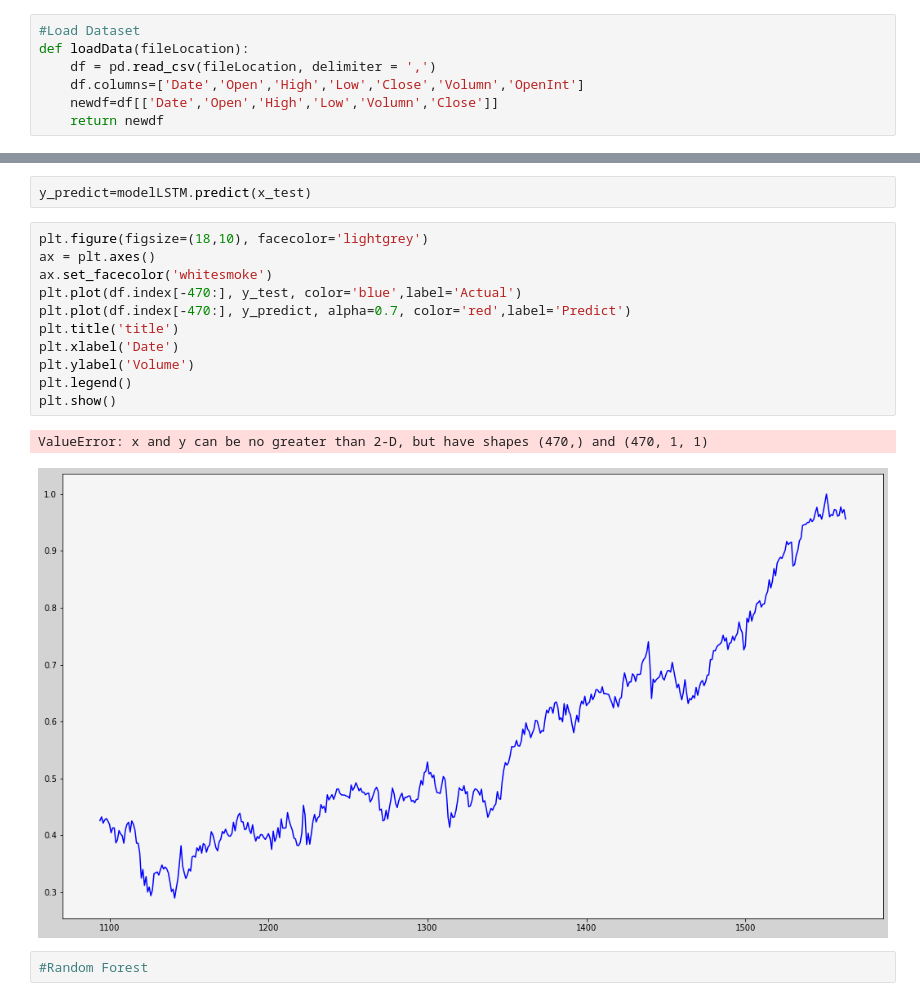
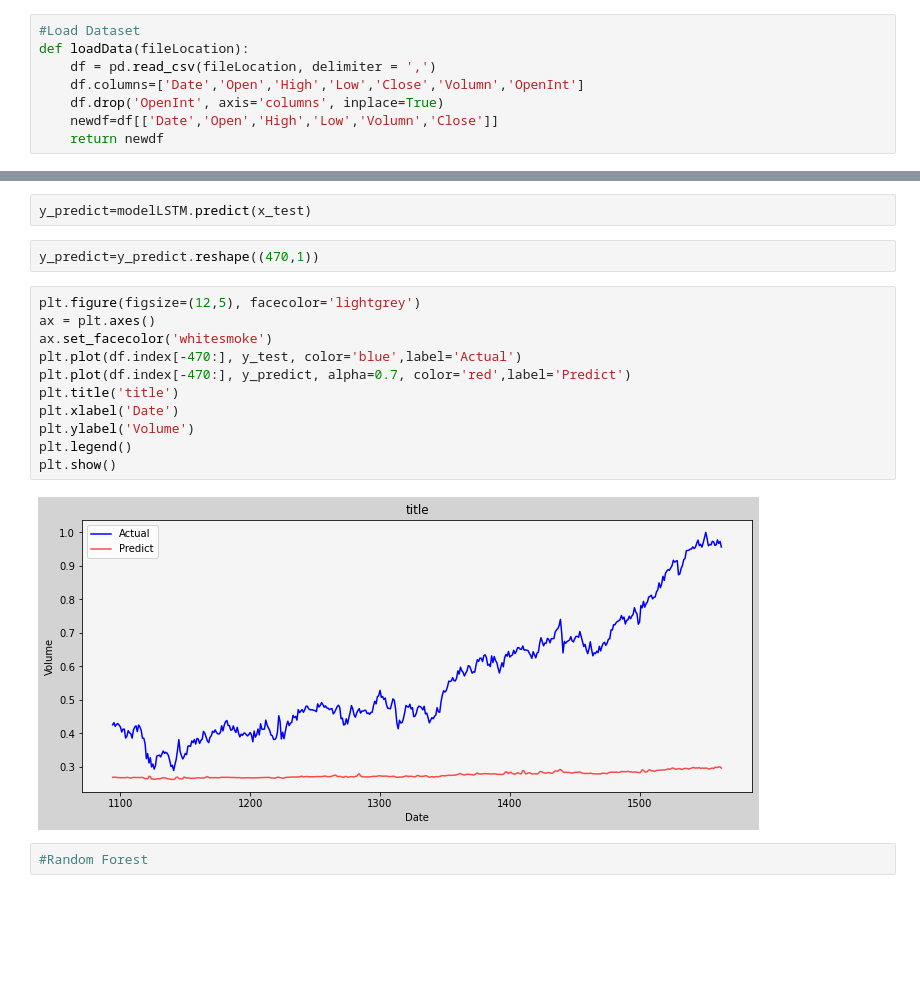
Before and after one commit to leestorm4520/ArtificialIntelligence_UbiquantMarketPrediction, a Jupyter notebook: model.ipynb, the cells around one changed output, grey strips where cells are left out. Drawn from its saved outputs; the diff is of its cells as text; blank space fills up the shorter version.

```diff
--- a/model.ipynb
+++ b/model.ipynb
@@ -16,6 +16,7 @@ import os #accessing directory structure
 def loadData(fileLocation):
     df = pd.read_csv(fileLocation, delimiter = ',')
     df.columns=['Date','Open','High','Low','Close','Volumn','OpenInt']
+    df.drop('OpenInt', axis='columns', inplace=True)
     newdf=df[['Date','Open','High','Low','Volumn','Close']]
     return newdf
 # %%
@@ -179,19 +180,20 @@ modelLSTM.evaluate(x_test,y_test)
 # %%
 y_predict=modelLSTM.predict(x_test)
+# %%
+y_predict=y_predict.reshape((470,1))
 # %%
-plt.figure(figsize=(18,10), facecolor='lightgrey')
+plt.figure(figsize=(12,5), facecolor='lightgrey')
 ax = plt.axes()
 ax.set_facecolor('whitesmoke')
 plt.plot(df.index[-470:], y_test, color='blue',label='Actual')
 plt.plot(df.index[-470:], y_predict, alpha=0.7, color='red',label='Predict')
 plt.title('title')
 plt.xlabel('Date')
 plt.ylabel('Volume')
 plt.legend()
 plt.show()
 # %% [output]
-ValueError: x and y can be no greater than 2-D, but have shapes (470,) and (470, 1, 1)
-[figure, old version]
+[figure, new version]
 # %%
 #Random Forest
 # %%
```
Also changed, not shown: parts of 3 cells of this notebook, 2 other files.
